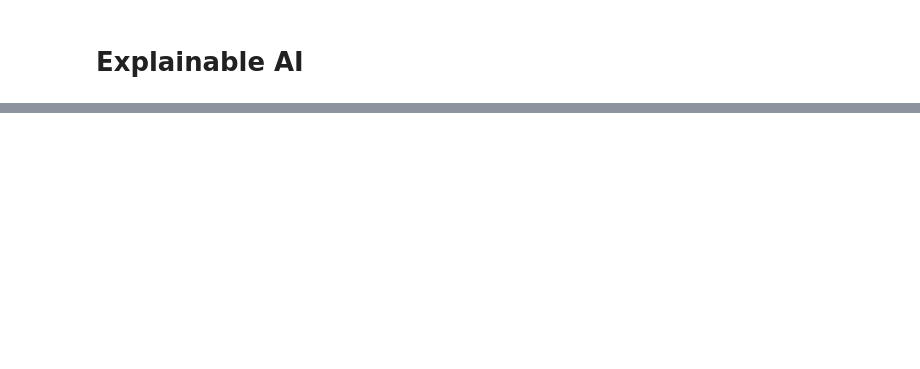
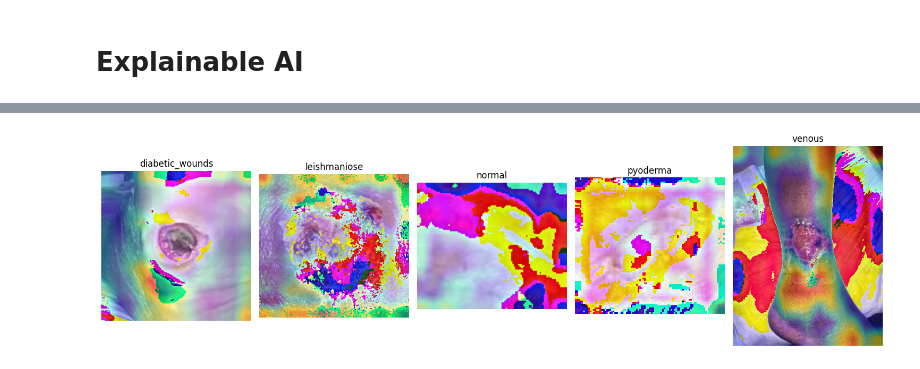
Before and after one commit to Eric-Oliveira-ds/leishticIA, a Jupyter notebook: AlexNet_classifier.ipynb, the cells around one changed output, grey strips where cells are left out. Drawn from its saved outputs; the diff is of its cells as text; code cells hidden in the pictures; blank space fills up the shorter version.

Commit message:
Add GradCAM implementation analyzes

```diff
--- a/AlexNet_classifier.ipynb
+++ b/AlexNet_classifier.ipynb
@@ -517,0 +434,5 @@ torch.save(model.state_dict(), 'alexnet_acc81_weights.pth')
+# %%
+model = models.alexnet(pretrained=False)
+model.classifier[6] = nn.Linear(model.classifier[6].in_features, num_classes)
+model.load_state_dict(torch.load(f'/content/alexnet_acc_{accuracy:.2f}_weights.pth'))
+model.eval()
@@ -517,0 +457,53 @@ torch.save(model.state_dict(), 'alexnet_acc81_weights.pth')
+# %%
+# Carregue uma imagem para teste
+image_paths = ['/content/drive/MyDrive/dataset_classifier/test/diabetic_wounds/13_0.jpg',
+               '/content/drive/MyDrive/dataset_classifier/test/leishmaniose/Imagem do WhatsApp de 2024-10-26 à(s) 20.39.03_041c824e.jpg',
+               '/content/drive/MyDrive/dataset_classifier/test/normal/0711.jpg',
+               '/content/drive/MyDrive/dataset_classifier/test/pyoderma/Imagem do WhatsApp de 2024-10-27 à(s) 17.12.33_ea46fe56.jpg',
+               '/content/drive/MyDrive/dataset_classifier/test/venous/1558.jpg']
+
+labels = ['diabetic_wounds', 'leishmaniose', 'normal', 'pyoderma', 'venous']
+
+# Pré-processamento das imagens
+preprocess = transforms.Compose([
+    transforms.Resize((224, 224)),
+    transforms.ToTensor(),
+    transforms.Normalize(mean=[0.485, 0.456, 0.406], std=[0.229, 0.224, 0.225]),
+])
+
+# Configura o layout dos subplots
+n_rows = 1  # número de linhas
+n_cols = 5  # número de colunas (ajuste conforme necessário)
+fig, axes = plt.subplots(n_rows, n_cols, figsize=(15, 10))
+axes = axes.flatten()
+
+# Itera sobre as imagens e exibe com Grad-CAM
+for i, (img_path, label) in enumerate(zip(image_paths, labels)):
+    # Carrega e pré-processa a imagem
+    img = Image.open(img_path).convert('RGB')
+    img_tensor = preprocess(img).unsqueeze(0)
+
+    # Gera o heatmap Grad-CAM
+    heatmap = generate_gradcam_heatmap(model, img_tensor)
+
+    # Carrega a imagem original para sobrepor o heatmap
+    img = cv2.imread(img_path)
+    heatmap_resized = cv2.resize(heatmap, (img.shape[1], img.shape[0]))
+    heatmap_resized = np.uint8(255 * heatmap_resized)
+    jet_heatmap = cv2.applyColorMap(heatmap_resized, cv2.COLORMAP_JET)
+    superimposed_img = jet_heatmap * 0.4 + img
+    # Converte para uint8 antes de aplicar cvtColor
+    superimposed_img = np.uint8(superimposed_img)
+    # Converte para RGB para exibição com matplotlib
+    superimposed_img = cv2.cvtColor(superimposed_img, cv2.COLOR_BGR2RGB)
+
+    # Exibe a imagem com título da label
+    axes[i].imshow(superimposed_img)
+    axes[i].set_title(label)
+    axes[i].axis('off')
+
+# Ajusta o layout
+plt.tight_layout()
+plt.show()
+# %% [output]
+[figure, added]
```
Also changed, not shown: parts of 23 cells of this notebook.
